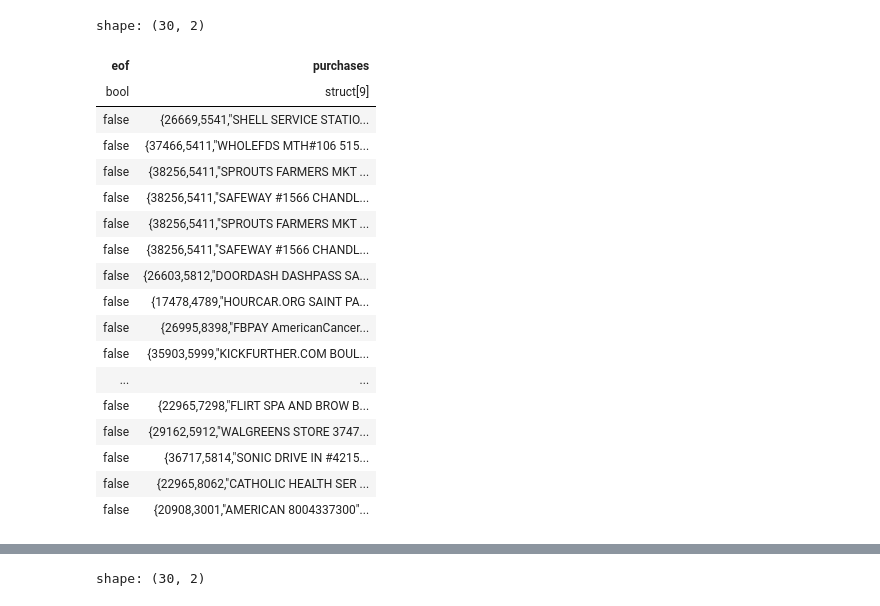
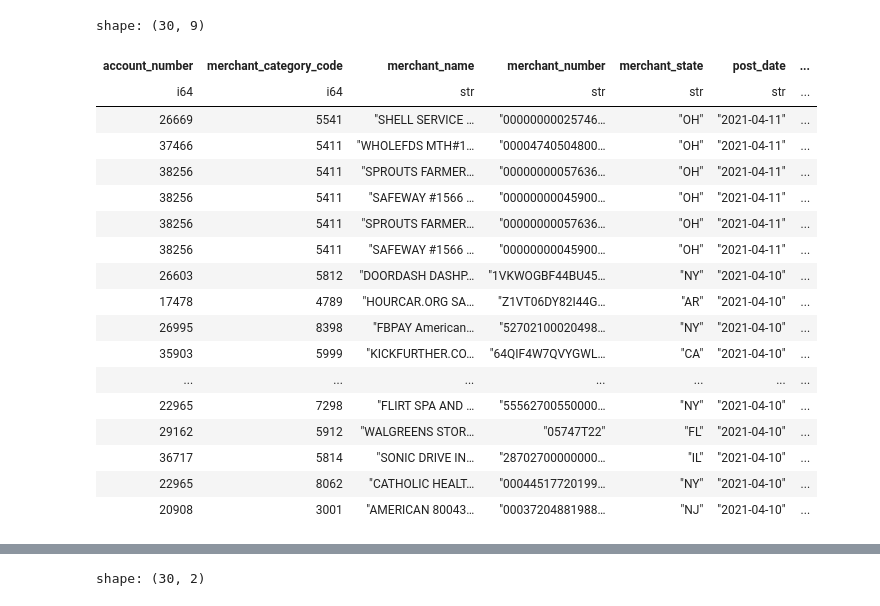
Before and after one commit to WolfEYc/personal-python-sandbox, a Jupyter notebook: notebooks/request.ipynb, the cells around one changed output, grey strips where cells are left out. Saved outputs shown, nothing was run; the diff lists cells and outputs as text; code cells hidden in the pictures.

```diff
--- a/notebooks/request.ipynb
+++ b/notebooks/request.ipynb
@@ -1,36 +1,36 @@
 # %%
 import polars as pl
 import requests
 
 url = "https://purchase.wolfeycode.com/purchase"
 
 querystring = {"page": 0}
 
 response = requests.get(url, params=querystring)
+res = response.json()["purchases"]
 
-
-purchase_lf = pl.LazyFrame(response.json())
+purchase_lf = pl.LazyFrame(res)
 
 
 purchase_lf.collect()
 # %% [output]
-shape: (30, 2)
+shape: (30, 9)
-| eof | purchases |
-| bool | struct[9] |
-| false | {26669,5541,"SHELL SERVICE STATIO... |
-| false | {37466,5411,"WHOLEFDS MTH#106 515... |
-| false | {38256,5411,"SPROUTS FARMERS MKT ... |
-| false | {38256,5411,"SAFEWAY #1566 CHANDL... |
-| false | {38256,5411,"SPROUTS FARMERS MKT ... |
-| false | {38256,5411,"SAFEWAY #1566 CHANDL... |
-| false | {26603,5812,"DOORDASH DASHPASS SA... |
-| false | {17478,4789,"HOURCAR.ORG SAINT PA... |
-| false | {26995,8398,"FBPAY AmericanCancer... |
-| false | {35903,5999,"KICKFURTHER.COM BOUL... |
-| ... | ... |
-| false | {22965,7298,"FLIRT SPA AND BROW B... |
-| false | {29162,5912,"WALGREENS STORE 3747... |
-| false | {36717,5814,"SONIC DRIVE IN #4215... |
-| false | {22965,8062,"CATHOLIC HEALTH SER ... |
-| false | {20908,3001,"AMERICAN 8004337300"... |
+| account_number | merchant_category_code | merchant_name | merchant_number | merchant_state | post_date | ... |
+| i64 | i64 | str | str | str | str | ... |
+| 26669 | 5541 | "SHELL SERVICE … | "00000000025746… | "OH" | "2021-04-11" | ... |
+| 37466 | 5411 | "WHOLEFDS MTH#1… | "00004740504800… | "OH" | "2021-04-11" | ... |
+| 38256 | 5411 | "SPROUTS FARMER… | "00000000057636… | "OH" | "2021-04-11" | ... |
+| 38256 | 5411 | "SAFEWAY #1566 … | "00000000045900… | "OH" | "2021-04-11" | ... |
+| 38256 | 5411 | "SPROUTS FARMER… | "00000000057636… | "OH" | "2021-04-11" | ... |
+| 38256 | 5411 | "SAFEWAY #1566 … | "00000000045900… | "OH" | "2021-04-11" | ... |
+| 26603 | 5812 | "DOORDASH DASHP… | "1VKWOGBF44BU45… | "NY" | "2021-04-10" | ... |
+| 17478 | 4789 | "HOURCAR.ORG SA… | "Z1VT06DY82I44G… | "AR" | "2021-04-10" | ... |
+| 26995 | 8398 | "FBPAY American… | "52702100020498… | "NY" | "2021-04-10" | ... |
+| 35903 | 5999 | "KICKFURTHER.CO… | "64QIF4W7QVYGWL… | "CA" | "2021-04-10" | ... |
+| ... | ... | ... | ... | ... | ... | ... |
+| 22965 | 7298 | "FLIRT SPA AND … | "55562700550000… | "NY" | "2021-04-10" | ... |
+| 29162 | 5912 | "WALGREENS STOR… | "05747T22" | "FL" | "2021-04-10" | ... |
+| 36717 | 5814 | "SONIC DRIVE IN… | "28702700000000… | "IL" | "2021-04-10" | ... |
+| 22965 | 8062 | "CATHOLIC HEALT… | "00044517720199… | "NY" | "2021-04-10" | ... |
+| 20908 | 3001 | "AMERICAN 80043… | "00037204881988… | "NJ" | "2021-04-10" | ... |
 # %%
```
Also changed, not shown: parts of 5 cells of this notebook, 13 other files.
